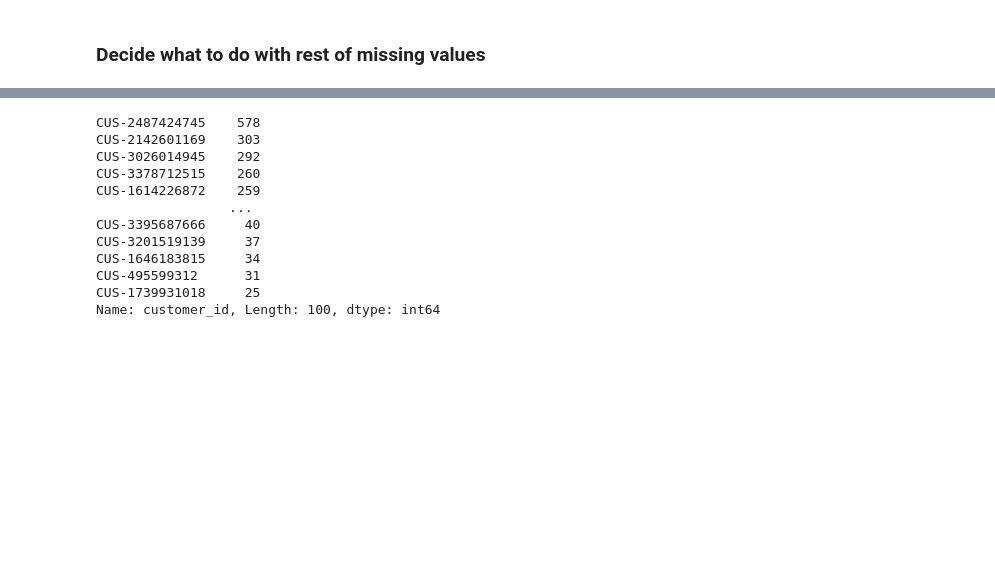
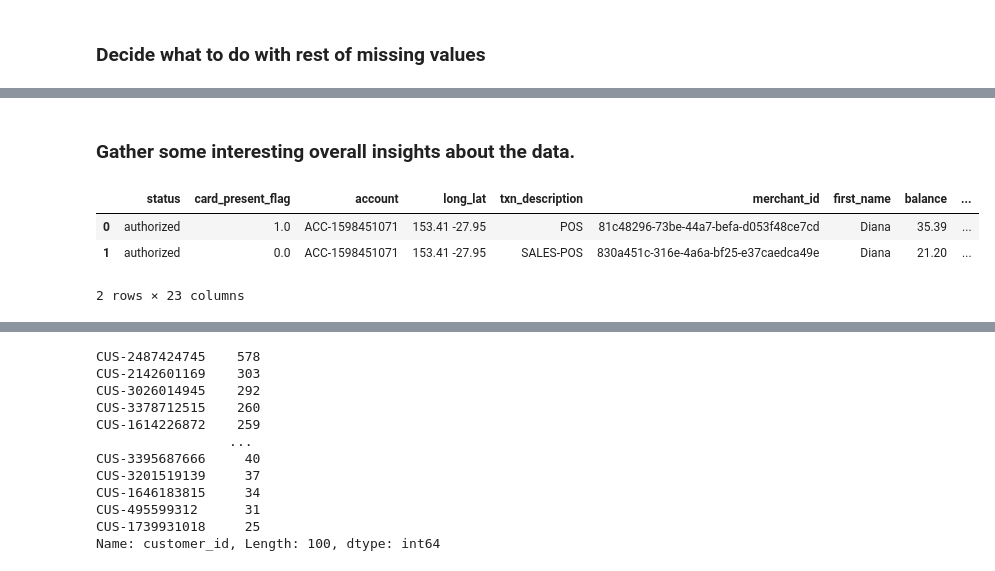
Before and after one commit to HHook/ANZ-virtual-internship, a Jupyter notebook: ANZ virtual internship EDA.ipynb, the cells around one changed output, grey strips where cells are left out. Drawn from its saved outputs; the diff is of its cells as text; code cells hidden in the pictures; blank space fills up the shorter version.

```diff
--- a/ANZ virtual internship EDA.ipynb
+++ b/ANZ virtual internship EDA.ipynb
@@ -235,0 +264,9 @@ df[['merchant_state', 'merchant_suburb', 'card_present_flag', 'merchant_long_lat
+# %% [markdown]
+### Gather some interesting overall insights about the data.
+# %%
+df.head(2)
+# %% [output]
+|  | status | card_present_flag | account | long_lat | txn_description | merchant_id | first_name | balance | ... |
+| 0 | authorized | 1.0 | ACC-1598451071 | 153.41 -27.95 | POS | 81c48296-73be-44a7-befa-d053f48ce7cd | Diana | 35.39 | ... |
+| 1 | authorized | 0.0 | ACC-1598451071 | 153.41 -27.95 | SALES-POS | 830a451c-316e-4a6a-bf25-e37caedca49e | Diana | 21.20 | ... |
+2 rows × 23 columns
```
Also changed, not shown: parts of 15 cells of this notebook, 1 other file.
